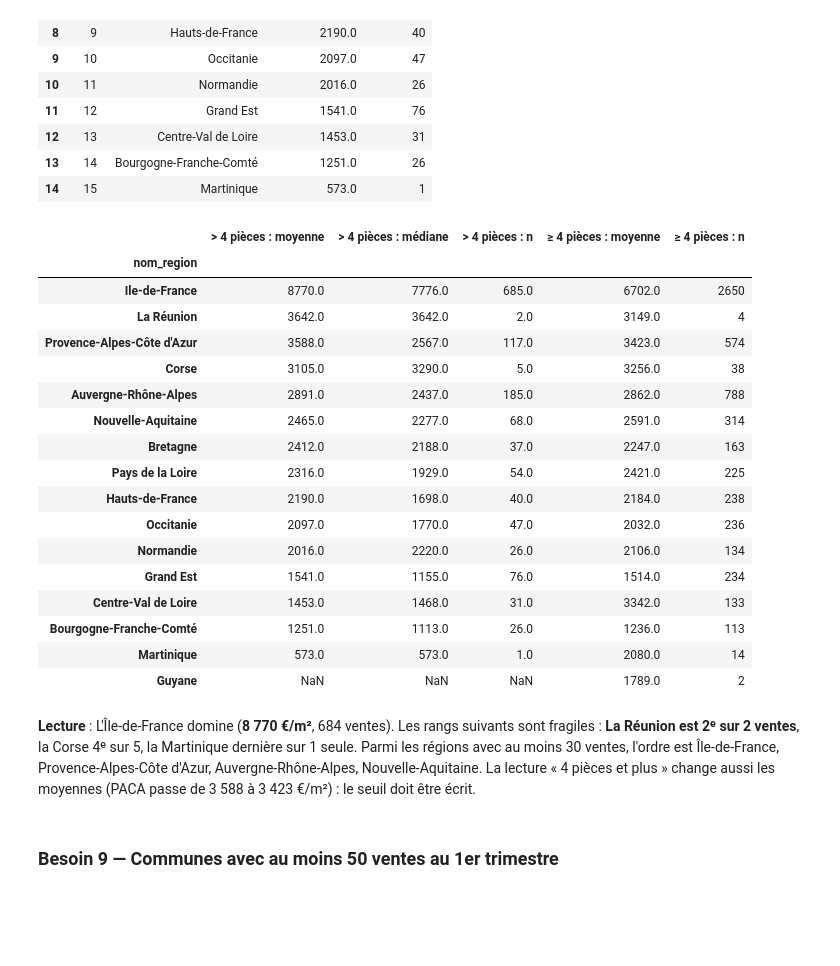
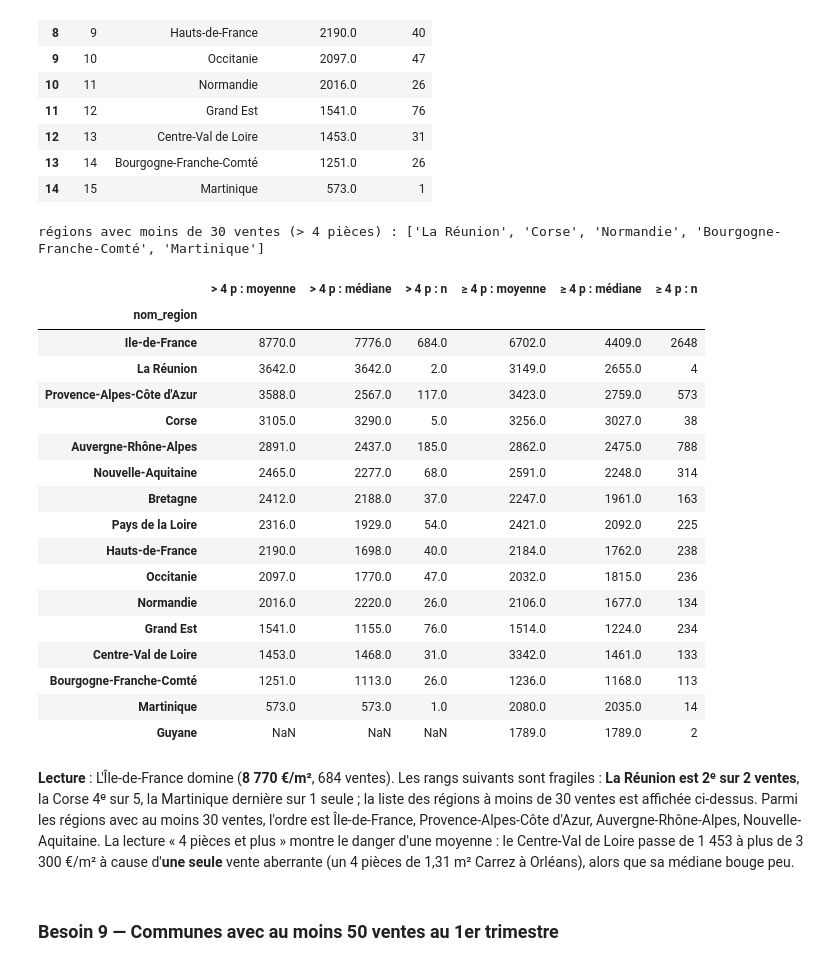
Before and after one commit to gwils28/Mentoring_OC, a Jupyter notebook: Data-Engineer/P02-base-de-donnees-sql-immobilier/notebooks/dataimmo_corrige.ipynb, the cells around one changed output. Cells and saved outputs as stored; diff of their text form; code cells hidden in the pictures; blank space fills up the shorter version.

Commit message:
P02 : corrigé relu par le statisticien (effet géographique 2/3 pièces, causalités en hypothèses, tri sur valeurs exactes)

```diff
--- a/Data-Engineer/P02-base-de-donnees-sql-immobilier/notebooks/dataimmo_corrige.ipynb
+++ b/Data-Engineer/P02-base-de-donnees-sql-immobilier/notebooks/dataimmo_corrige.ipynb
@@ -595,38 +606,41 @@ ORDER BY rang;
 | 14 | 15 | Martinique | 573.0 | 1 |
 # %%
 appart = plate[plate["type_local"] == "Appartement"]
+plus_de_4 = appart[appart["total_pieces"] > 4].groupby("nom_region")["prix_m2"]
+au_moins_4 = appart[appart["total_pieces"] >= 4].groupby("nom_region")["prix_m2"]
 variantes = pd.DataFrame({
-    "> 4 pièces : moyenne": appart[appart["total_pieces"] > 4].groupby("nom_region")["prix_m2"].mean(),
-    "> 4 pièces : médiane": appart[appart["total_pieces"] > 4].groupby("nom_region")["prix_m2"].median(),
-    "> 4 pièces : n": appart[appart["total_pieces"] > 4].groupby("nom_region").size(),
-    "≥ 4 pièces : moyenne": appart[appart["total_pieces"] >= 4].groupby("nom_region")["prix_m2"].mean(),
-    "≥ 4 pièces : n": appart[appart["total_pieces"] >= 4].groupby("nom_region").size(),
-}).round(0).sort_values("> 4 pièces : moyenne", ascending=False)
+    "> 4 p : moyenne": plus_de_4.mean(), "> 4 p : médiane": plus_de_4.median(), "> 4 p : n": plus_de_4.count(),
+    "≥ 4 p : moyenne": au_moins_4.mean(), "≥ 4 p : médiane": au_moins_4.median(), "≥ 4 p : n": au_moins_4.count(),
+}).round(0).sort_values("> 4 p : moyenne", ascending=False)
+print("régions avec moins de 30 ventes (> 4 pièces) :", variantes.index[variantes["> 4 p : n"] < 30].tolist())
 variantes
 # %% [output]
+régions avec moins de 30 ventes (> 4 pièces) : ['La Réunion', 'Corse', 'Normandie', 'Bourgogne-Franche-Comté', 'Martinique']
-|  | > 4 pièces : moyenne | > 4 pièces : médiane | > 4 pièces : n | ≥ 4 pièces : moyenne | ≥ 4 pièces : n |
-| nom_region |  |  |  |  |  |
-| Ile-de-France | 8770.0 | 7776.0 | 685.0 | 6702.0 | 2650 |
-| La Réunion | 3642.0 | 3642.0 | 2.0 | 3149.0 | 4 |
-| Provence-Alpes-Côte d'Azur | 3588.0 | 2567.0 | 117.0 | 3423.0 | 574 |
-| Corse | 3105.0 | 3290.0 | 5.0 | 3256.0 | 38 |
-| Auvergne-Rhône-Alpes | 2891.0 | 2437.0 | 185.0 | 2862.0 | 788 |
-| Nouvelle-Aquitaine | 2465.0 | 2277.0 | 68.0 | 2591.0 | 314 |
-| Bretagne | 2412.0 | 2188.0 | 37.0 | 2247.0 | 163 |
-| Pays de la Loire | 2316.0 | 1929.0 | 54.0 | 2421.0 | 225 |
-| Hauts-de-France | 2190.0 | 1698.0 | 40.0 | 2184.0 | 238 |
-| Occitanie | 2097.0 | 1770.0 | 47.0 | 2032.0 | 236 |
-| Normandie | 2016.0 | 2220.0 | 26.0 | 2106.0 | 134 |
-| Grand Est | 1541.0 | 1155.0 | 76.0 | 1514.0 | 234 |
-| Centre-Val de Loire | 1453.0 | 1468.0 | 31.0 | 3342.0 | 133 |
-| Bourgogne-Franche-Comté | 1251.0 | 1113.0 | 26.0 | 1236.0 | 113 |
-| Martinique | 573.0 | 573.0 | 1.0 | 2080.0 | 14 |
-| Guyane | NaN | NaN | NaN | 1789.0 | 2 |
+|  | > 4 p : moyenne | > 4 p : médiane | > 4 p : n | ≥ 4 p : moyenne | ≥ 4 p : médiane | ≥ 4 p : n |
+| nom_region |  |  |  |  |  |  |
+| Ile-de-France | 8770.0 | 7776.0 | 684.0 | 6702.0 | 4409.0 | 2648 |
+| La Réunion | 3642.0 | 3642.0 | 2.0 | 3149.0 | 2655.0 | 4 |
+| Provence-Alpes-Côte d'Azur | 3588.0 | 2567.0 | 117.0 | 3423.0 | 2759.0 | 573 |
+| Corse | 3105.0 | 3290.0 | 5.0 | 3256.0 | 3027.0 | 38 |
+| Auvergne-Rhône-Alpes | 2891.0 | 2437.0 | 185.0 | 2862.0 | 2475.0 | 788 |
+| Nouvelle-Aquitaine | 2465.0 | 2277.0 | 68.0 | 2591.0 | 2248.0 | 314 |
+| Bretagne | 2412.0 | 2188.0 | 37.0 | 2247.0 | 1961.0 | 163 |
+| Pays de la Loire | 2316.0 | 1929.0 | 54.0 | 2421.0 | 2092.0 | 225 |
+| Hauts-de-France | 2190.0 | 1698.0 | 40.0 | 2184.0 | 1762.0 | 238 |
+| Occitanie | 2097.0 | 1770.0 | 47.0 | 2032.0 | 1815.0 | 236 |
+| Normandie | 2016.0 | 2220.0 | 26.0 | 2106.0 | 1677.0 | 134 |
+| Grand Est | 1541.0 | 1155.0 | 76.0 | 1514.0 | 1224.0 | 234 |
+| Centre-Val de Loire | 1453.0 | 1468.0 | 31.0 | 3342.0 | 1461.0 | 133 |
+| Bourgogne-Franche-Comté | 1251.0 | 1113.0 | 26.0 | 1236.0 | 1168.0 | 113 |
+| Martinique | 573.0 | 573.0 | 1.0 | 2080.0 | 2035.0 | 14 |
+| Guyane | NaN | NaN | NaN | 1789.0 | 1789.0 | 2 |
 # %% [markdown]
 **Lecture** : L'Île-de-France domine (**8 770 €/m²**, 684 ventes). Les rangs suivants sont fragiles : **La Réunion est 2ᵉ sur
-2 ventes**, la Corse 4ᵉ sur 5, la Martinique dernière sur 1 seule. Parmi les régions avec au moins 30 ventes,
-l'ordre est Île-de-France, Provence-Alpes-Côte d'Azur, Auvergne-Rhône-Alpes, Nouvelle-Aquitaine. La lecture
-« 4 pièces et plus » change aussi les moyennes (PACA passe de 3 588 à 3 423 €/m²) : le seuil doit être écrit.
+2 ventes**, la Corse 4ᵉ sur 5, la Martinique dernière sur 1 seule ; la liste des régions à moins de 30 ventes est
+affichée ci-dessus. Parmi les régions avec au moins 30 ventes, l'ordre est Île-de-France, Provence-Alpes-Côte
+d'Azur, Auvergne-Rhône-Alpes, Nouvelle-Aquitaine. La lecture « 4 pièces et plus » montre le danger d'une
+moyenne : le Centre-Val de Loire passe de 1 453 à plus de 3 300 €/m² à cause d'**une seule** vente aberrante
+(un 4 pièces de 1,31 m² Carrez à Orléans), alors que sa médiane bouge peu.
 # %% [markdown]
 ### Besoin 9 — Communes avec au moins 50 ventes au 1er trimestre
 # %%
```
Also changed, not shown: parts of 20 cells of this notebook, 3 other files.
